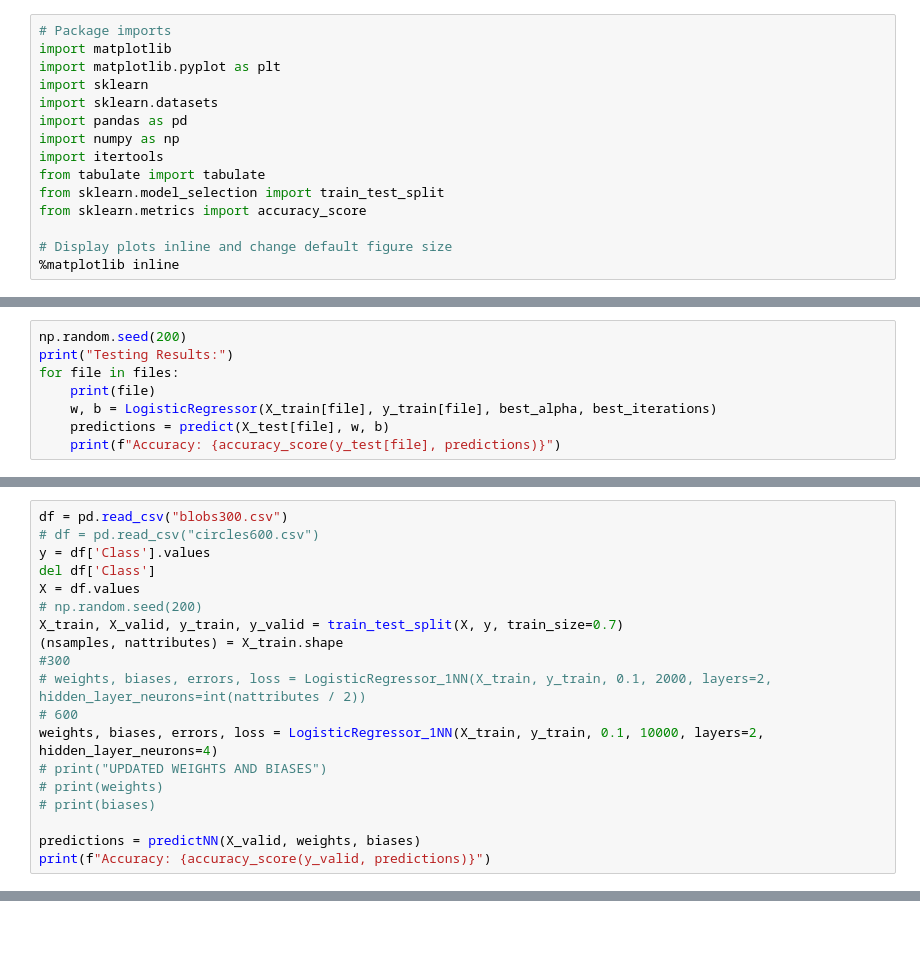
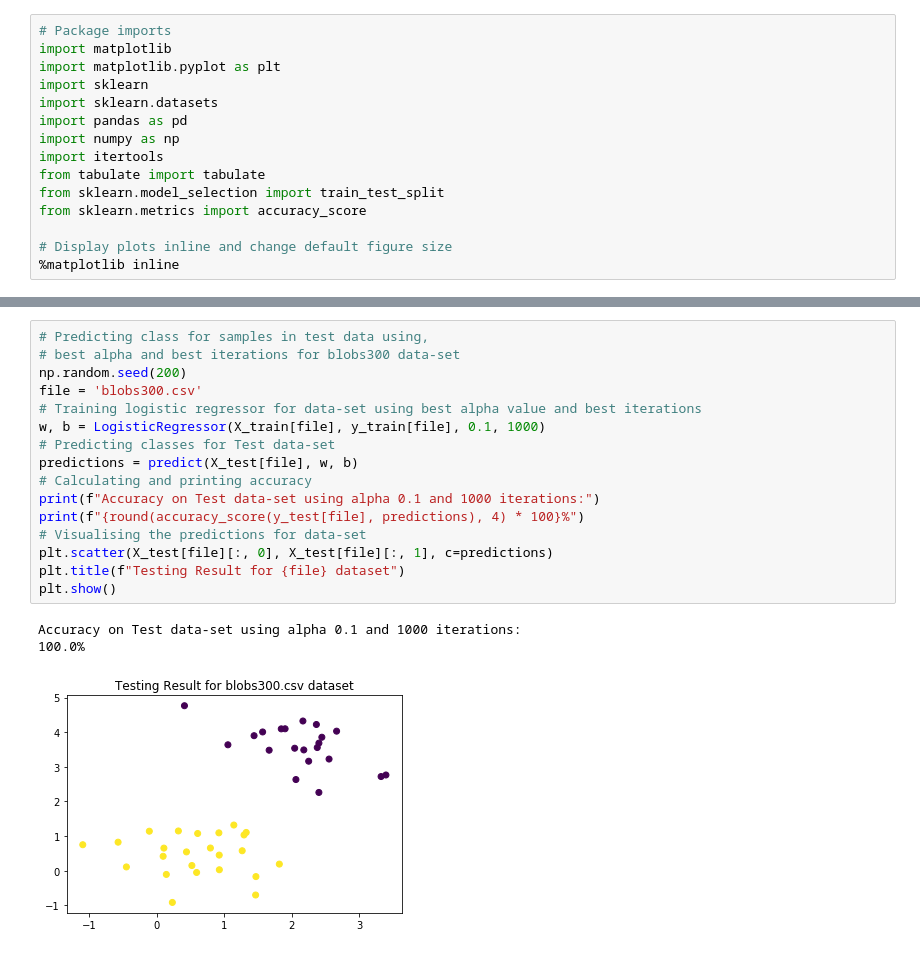
Before and after one commit to Kalyani011/DeepLearning-Logistic_Regression, a Jupyter notebook: 21237189_DeepLearning_Assessment1.ipynb, the cells around one changed output, grey strips where cells are left out. Cells and saved outputs as stored; diff of their text form.

```diff
--- a/21237189_DeepLearning_Assessment1.ipynb
+++ b/21237189_DeepLearning_Assessment1.ipynb
@@ -108,8 +27,0 @@ print(results.to_markdown())
-# %%
-np.random.seed(200)
-print("Testing Results:")
-for file in files:
-    print(file)
-    w, b = LogisticRegressor(X_train[file], y_train[file], best_alpha, best_iterations)
-    predictions = predict(X_test[file], w, b)
-    print(f"Accuracy: {accuracy_score(y_test[file], predictions)}")
@@ -247,19 +27,0 @@ def LogisticRegressor_1NN(X, y, alpha, max_iters, layers=2, hidden_layer_neurons
-# %%
-df = pd.read_csv("blobs300.csv")
-# df = pd.read_csv("circles600.csv")
-y = df['Class'].values
-del df['Class']
-X = df.values
-# np.random.seed(200)
-X_train, X_valid, y_train, y_valid = train_test_split(X, y, train_size=0.7)
-(nsamples, nattributes) = X_train.shape
-#300
-# weights, biases, errors, loss = LogisticRegressor_1NN(X_train, y_train, 0.1, 2000, layers=2, hidden_layer_neurons=int(nattributes / 2))
-# 600
-weights, biases, errors, loss = LogisticRegressor_1NN(X_train, y_train, 0.1, 10000, layers=2, hidden_layer_neurons=4)
-# print("UPDATED WEIGHTS AND BIASES")
-# print(weights)
-# print(biases)
-
-predictions = predictNN(X_valid, weights, biases)
-print(f"Accuracy: {accuracy_score(y_valid, predictions)}")
@@ -274,0 +173,20 @@ Accuracy: 1.0
+# %%
+# Predicting class for samples in test data using,
+# best alpha and best iterations for blobs300 data-set
+np.random.seed(200)
+file = 'blobs300.csv'
+# Training logistic regressor for data-set using best alpha value and best iterations
+w, b = LogisticRegressor(X_train[file], y_train[file], 0.1, 1000)
+# Predicting classes for Test data-set
+predictions = predict(X_test[file], w, b)
+# Calculating and printing accuracy
+print(f"Accuracy on Test data-set using alpha 0.1 and 1000 iterations:")
+print(f"{round(accuracy_score(y_test[file], predictions), 4) * 100}%")
+# Visualising the predictions for data-set
+plt.scatter(X_test[file][:, 0], X_test[file][:, 1], c=predictions)
+plt.title(f"Testing Result for {file} dataset")
+plt.show()
+# %% [output]
+Accuracy on Test data-set using alpha 0.1 and 1000 iterations:
+100.0%
+[figure, added]
```
Also changed, not shown: parts of 49 cells of this notebook, 10 other files.
